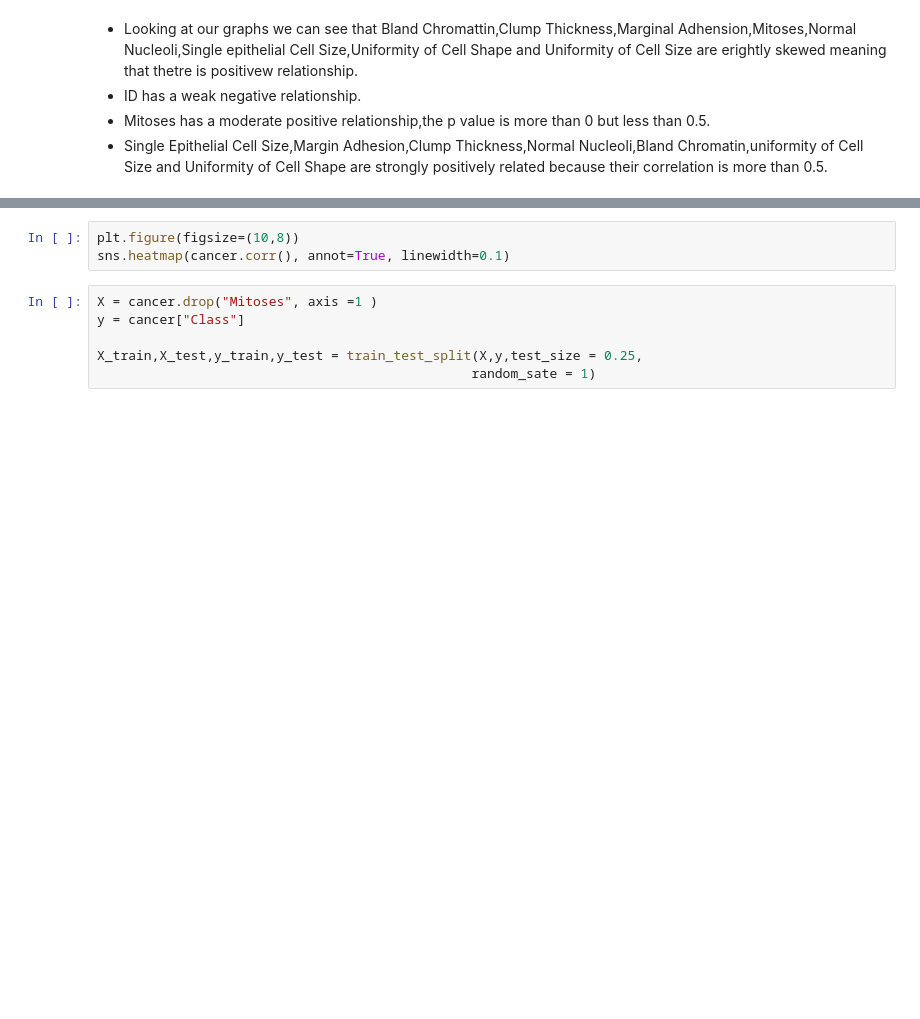
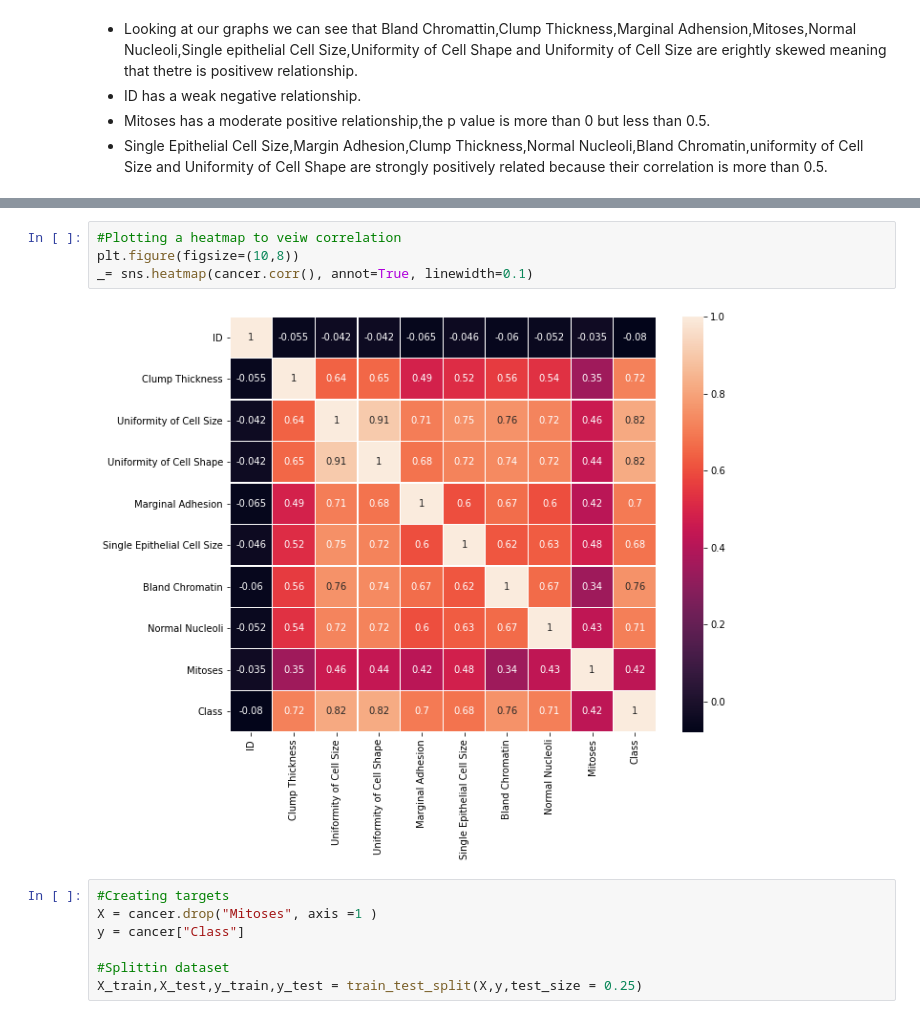
Before and after one commit to rethabilethulo/breast_cancer_predictor, a Jupyter notebook: Breast_Cancer_Predictor.ipynb, the cells around one changed output, grey strips where cells are left out. Saved outputs shown, nothing was run; the diff lists cells and outputs as text; blank space fills up the shorter version.

```diff
--- a/Breast_Cancer_Predictor.ipynb
+++ b/Breast_Cancer_Predictor.ipynb
@@ -71,9 +192,13 @@ cancer.corr()["Class"].sort_values(ascending = True)
 # %%
+#Plotting a heatmap to veiw correlation
 plt.figure(figsize=(10,8))
-sns.heatmap(cancer.corr(), annot=True, linewidth=0.1)
+_= sns.heatmap(cancer.corr(), annot=True, linewidth=0.1)
+# %% [output]
+[figure, added]
 # %%
+#Creating targets
 X = cancer.drop("Mitoses", axis =1 )
 y = cancer["Class"]
 
-X_train,X_test,y_train,y_test = train_test_split(X,y,test_size = 0.25,
-                                                random_sate = 1)
+#Splittin dataset
+X_train,X_test,y_train,y_test = train_test_split(X,y,test_size = 0.25)
```
Also changed, not shown: parts of 20 cells of this notebook.
